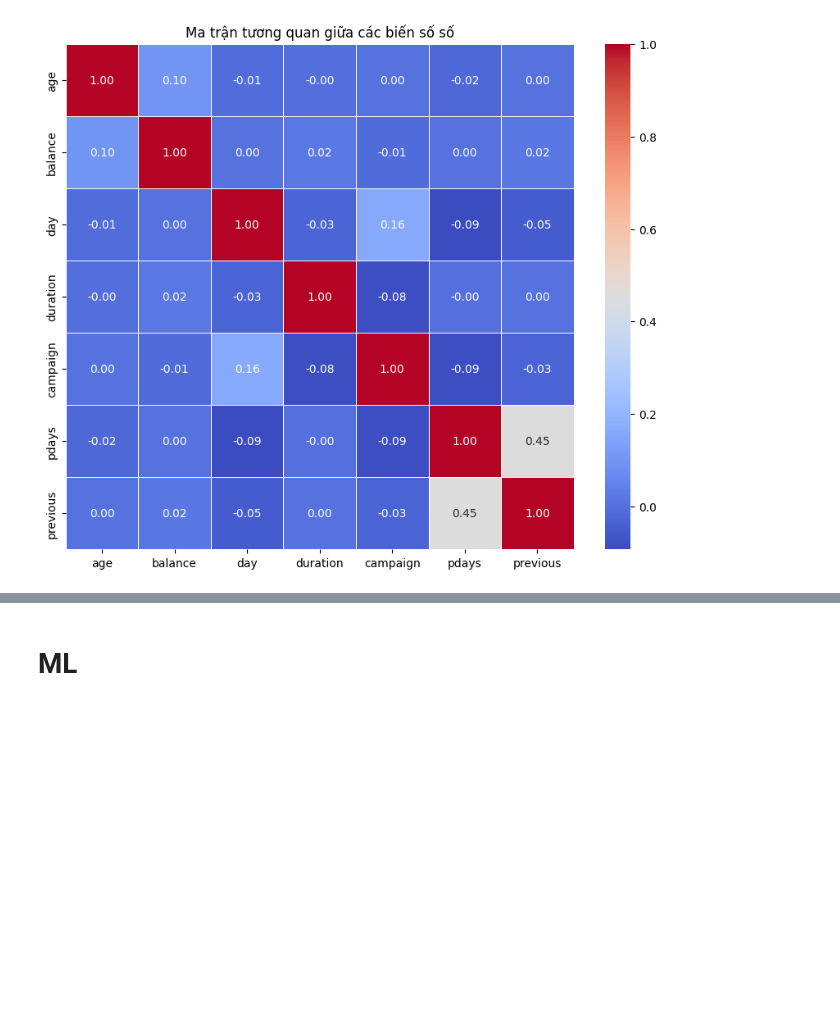
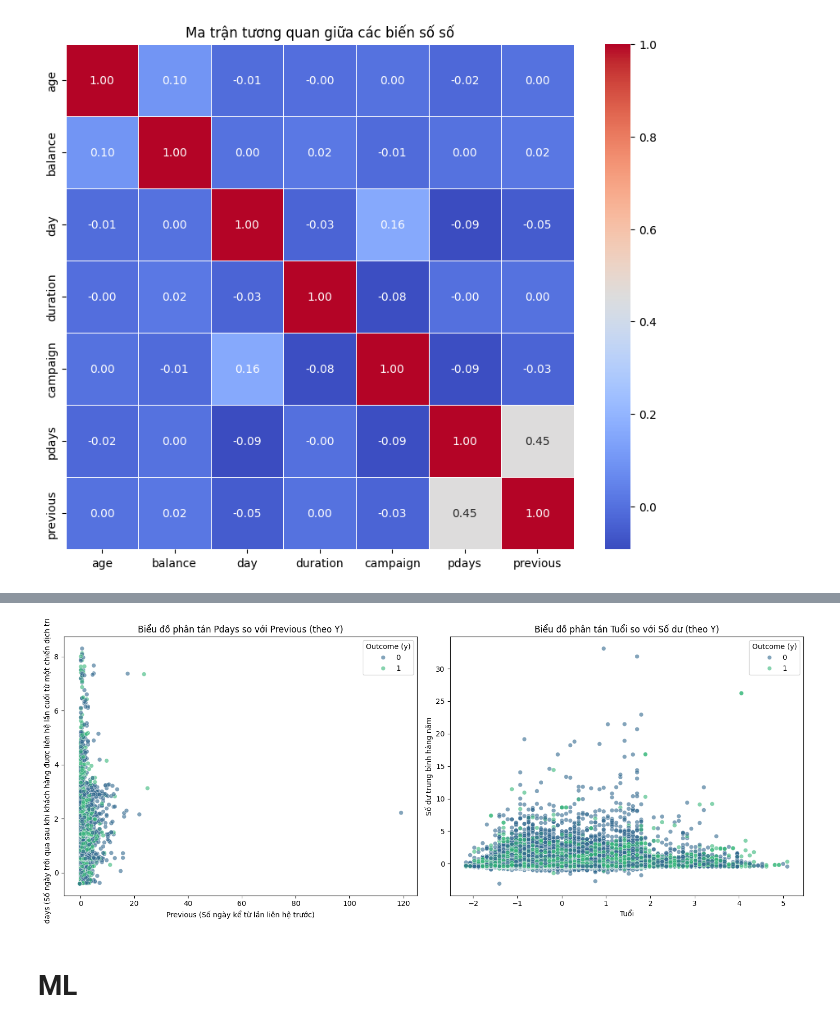
Before and after one commit to tranlechaungan/bank-marketing-logistic-regression, a Jupyter notebook: notebooks/bank-marketing-logistic-regression.ipynb, the cells around one changed output, grey strips where cells are left out. Drawn from its saved outputs; the diff is of its cells as text; code cells hidden in the pictures; blank space fills up the shorter version.

Commit message:
Feat: Add scatter plots for feature relationship analysis

```diff
--- a/notebooks/bank-marketing-logistic-regression.ipynb
+++ b/notebooks/bank-marketing-logistic-regression.ipynb
@@ -288,3 +300,26 @@ plt.show()
+# %%
+plt.figure(figsize=(15, 6))
+
+# Scatter plot for 'pdays' vs 'previous', colored by 'y'
+plt.subplot(1, 2, 1)
+sns.scatterplot(data=df, x='previous', y='pdays', hue='y', palette='viridis', alpha=0.6)
+plt.title('Biểu đồ phân tán Pdays so với Previous (theo Y)')
+plt.xlabel('Previous (Số ngày kể từ lần liên hệ trước)')
+plt.ylabel('Pdays (Số ngày trôi qua sau khi khách hàng được liên hệ lần cuối từ một chiến dịch trước)')
+plt.legend(title='Outcome (y)')
+
+# Scatter plot for 'age' vs 'balance', colored by 'y'
+plt.subplot(1, 2, 2)
+sns.scatterplot(data=df, x='age', y='balance', hue='y', palette='viridis', alpha=0.6)
+plt.title('Biểu đồ phân tán Tuổi so với Số dư (theo Y)')
+plt.xlabel('Tuổi')
+plt.ylabel('Số dư trung bình hàng năm')
+plt.legend(title='Outcome (y)')
+
+plt.tight_layout()
+plt.show()
+# %% [output]
+[figure, added]
 # %% [markdown]
 # **ML**
 # %% [markdown]
```
Also changed, not shown: parts of 1 cell of this notebook.
